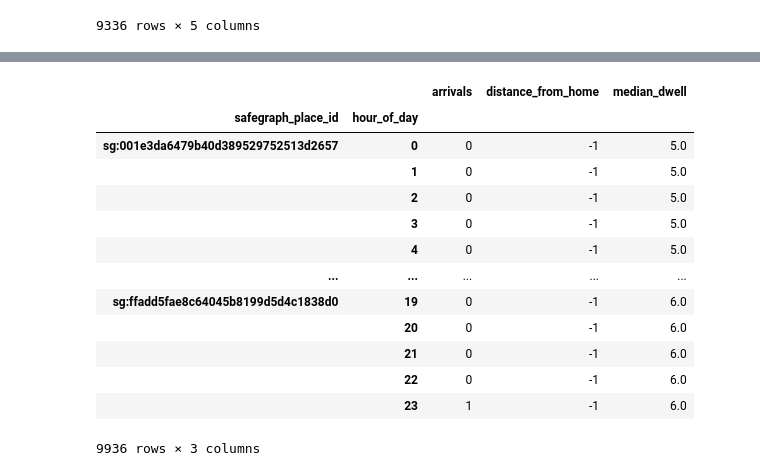
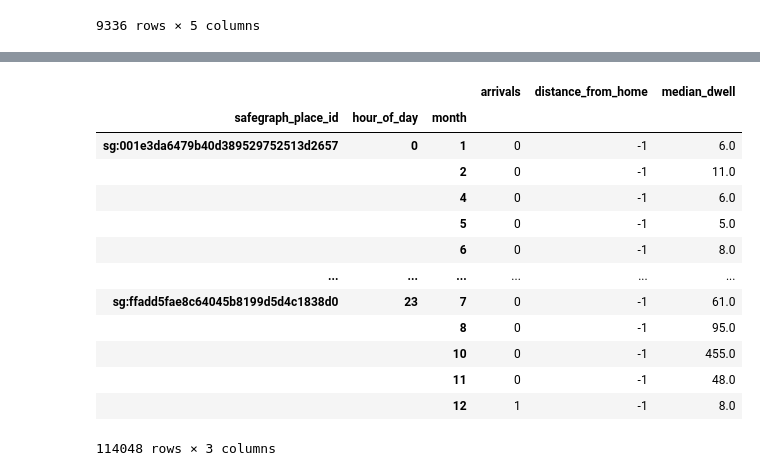
Before and after one commit to BenjaminDalziel/ampnet, a Jupyter notebook: code/dwell_vs_arrivals.ipynb, the cells around one changed output, grey strips where cells are left out. Cells and saved outputs as stored; diff of their text form; code cells hidden in the pictures.

Commit message:
Learn # of devices (dwell) from arrivals and other info. TBD applying to more granular data

```diff
--- a/code/dwell_vs_arrivals.ipynb
+++ b/code/dwell_vs_arrivals.ipynb
@@ -14,4 +15,5 @@ weekly = "//depot.engr.oregonstate.edu/mime_u1/dalziel/Safe Graph Data/Weekly Pa
 # %%
 monthly_dfs = [pd.read_csv(path) for path in [os.path.join(monthly, item) for item in os.listdir(monthly)]]
 # currently truncated to the first 23 weeks because only 4 intermediate monthly files have been created
-weekly_dfs = [pd.read_csv(path) for path in [os.path.join(weekly, item) for item in os.listdir(weekly)[:23]]]
+weekly_paths = [os.path.join(weekly, item) for item in os.listdir(weekly)]
+weekly_dfs = [pd.read_csv(path) for path in weekly_paths]
@@ -43,3 +65,8 @@ monthly_melted[1]
 | 9334 | sg:931db17bc2a845a3a73610bc022e9b09 | 29.0 | 1 | 23 | 5 |
 | 9335 | sg:e2222aeb2f44452290993e4f8541c450 | 48.0 | 1 | 23 | 0 |
 9336 rows × 5 columns
+# %%
+import re
+
+for i, df in enumerate(weekly_dfs):
+    df['month'] = pd.to_datetime(re.findall(r'week\d{1,2}-([\d-]+).csv',weekly_paths[i])[0]).month
@@ -59,6 +91,6 @@ massive_df.head()
 # %%
 weekly_melted = massive_df.melt(
-    id_vars = ['safegraph_place_id', 'median_dwell', 'distance_from_home'],
+    id_vars = ['safegraph_place_id', 'median_dwell', 'distance_from_home', 'month'],
     value_vars=[f"visits_h{i}" for i in range(168)],
     var_name='hour_of_week',
     value_name='arrivals'
@@ -77,18 +109,18 @@ weekly_melted.head(5)
 # %%
-weekly_agg = weekly_melted.groupby(['safegraph_place_id','hour_of_day']).agg({'arrivals':'sum', 'distance_from_home': 'min', 'median_dwell': 'min'})
+weekly_agg = weekly_melted.groupby(['safegraph_place_id','hour_of_day', 'month']).agg({'arrivals':'sum', 'distance_from_home': 'min', 'median_dwell': 'min'})
 weekly_agg
 # %% [output]
-|  |  | arrivals | distance_from_home | median_dwell |
-| safegraph_place_id | hour_of_day |  |  |  |
-| sg:001e3da6479b40d389529752513d2657 | 0 | 0 | -1 | 5.0 |
-|  | 1 | 0 | -1 | 5.0 |
-|  | 2 | 0 | -1 | 5.0 |
-|  | 3 | 0 | -1 | 5.0 |
-|  | 4 | 0 | -1 | 5.0 |
-| ... | ... | ... | ... | ... |
-| sg:ffadd5fae8c64045b8199d5d4c1838d0 | 19 | 0 | -1 | 6.0 |
-|  | 20 | 0 | -1 | 6.0 |
-|  | 21 | 0 | -1 | 6.0 |
-|  | 22 | 0 | -1 | 6.0 |
-|  | 23 | 1 | -1 | 6.0 |
+|  |  |  | arrivals | distance_from_home | median_dwell |
+| safegraph_place_id | hour_of_day | month |  |  |  |
+| sg:001e3da6479b40d389529752513d2657 | 0 | 1 | 0 | -1 | 6.0 |
+|  |  | 2 | 0 | -1 | 11.0 |
+|  |  | 4 | 0 | -1 | 6.0 |
+|  |  | 5 | 0 | -1 | 5.0 |
+|  |  | 6 | 0 | -1 | 8.0 |
+| ... | ... | ... | ... | ... | ... |
+| sg:ffadd5fae8c64045b8199d5d4c1838d0 | 23 | 7 | 0 | -1 | 61.0 |
+|  |  | 8 | 0 | -1 | 95.0 |
+|  |  | 10 | 0 | -1 | 455.0 |
+|  |  | 11 | 0 | -1 | 48.0 |
+|  |  | 12 | 1 | -1 | 8.0 |
-9936 rows × 3 columns
+114048 rows × 3 columns
```
Also changed, not shown: parts of 24 cells of this notebook.
